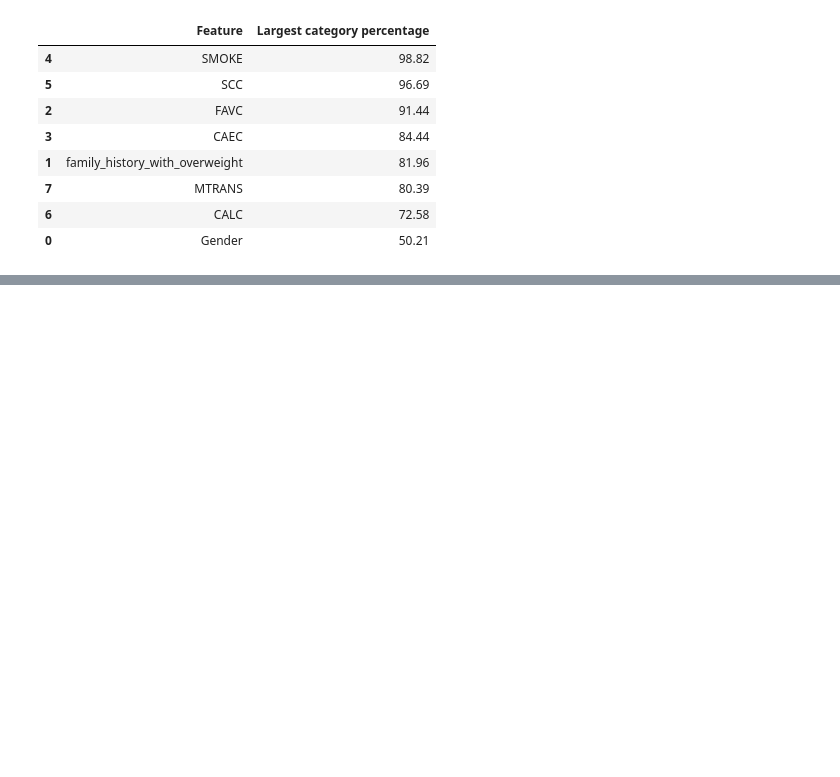
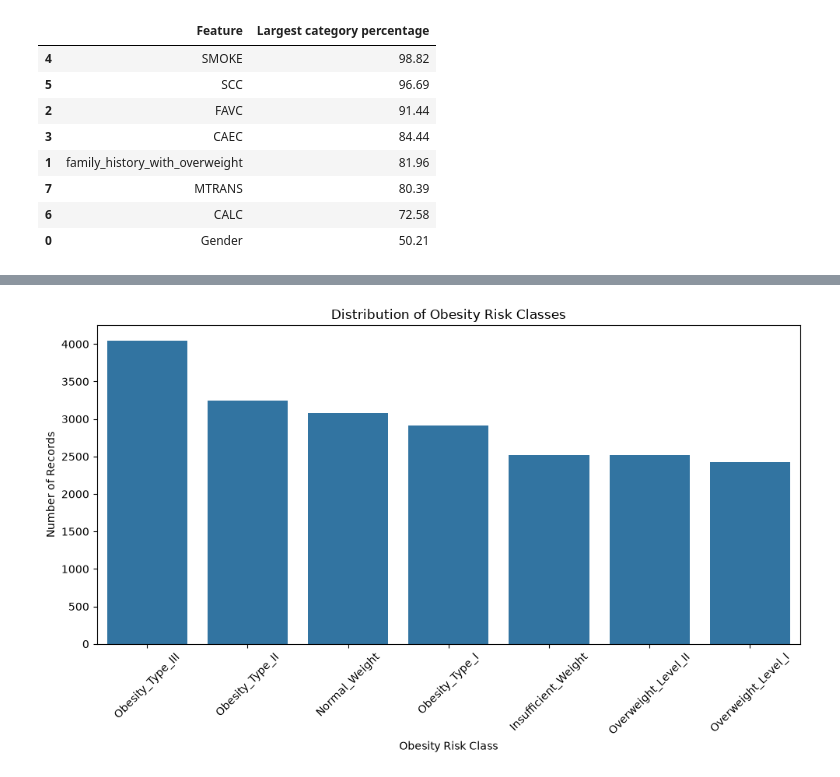
Before and after one commit to Mathu-code/Obesity-Risk-Intelligence-System, a Jupyter notebook: notebooks/02_eda.ipynb, the cells around one changed output, grey strips where cells are left out. Cells and saved outputs as stored; diff of their text form; code cells hidden in the pictures; blank space fills up the shorter version.

Commit message:
Add exploratory data analysis

```diff
--- a/notebooks/02_eda.ipynb
+++ b/notebooks/02_eda.ipynb
@@ -262,3 +262,22 @@ category_concentration_df
 | 7 | MTRANS | 80.39 |
 | 6 | CALC | 72.58 |
 | 0 | Gender | 50.21 |
+# %%
+
+from pathlib import Path
+import pandas as pd
+
+PROJECT_ROOT = Path.cwd()
+
+if PROJECT_ROOT.name == "notebooks":
+    PROJECT_ROOT = PROJECT_ROOT.parent
+
+DATA_PATH = PROJECT_ROOT / "data" / "raw" / "obesity.csv"
+
+print("Project root:", PROJECT_ROOT)
+print("Dataset path:", DATA_PATH)
+print("File exists:", DATA_PATH.exists())
+
+df = pd.read_csv(DATA_PATH)
+
+df.head()
@@ -264,0 +297,20 @@ category_concentration_df
+# %%
+# Target class distribution
+
+plt.figure(figsize=(10, 6))
+
+sns.countplot(
+    data=df,
+    x=target_column,
+    order=df[target_column].value_counts().index
+)
+
+plt.title("Distribution of Obesity Risk Classes")
+plt.xlabel("Obesity Risk Class")
+plt.ylabel("Number of Records")
+plt.xticks(rotation=45)
+
+plt.tight_layout()
+plt.show()
+# %% [output]
+[figure, added]
```
Also changed, not shown: parts of 5 cells of this notebook.
